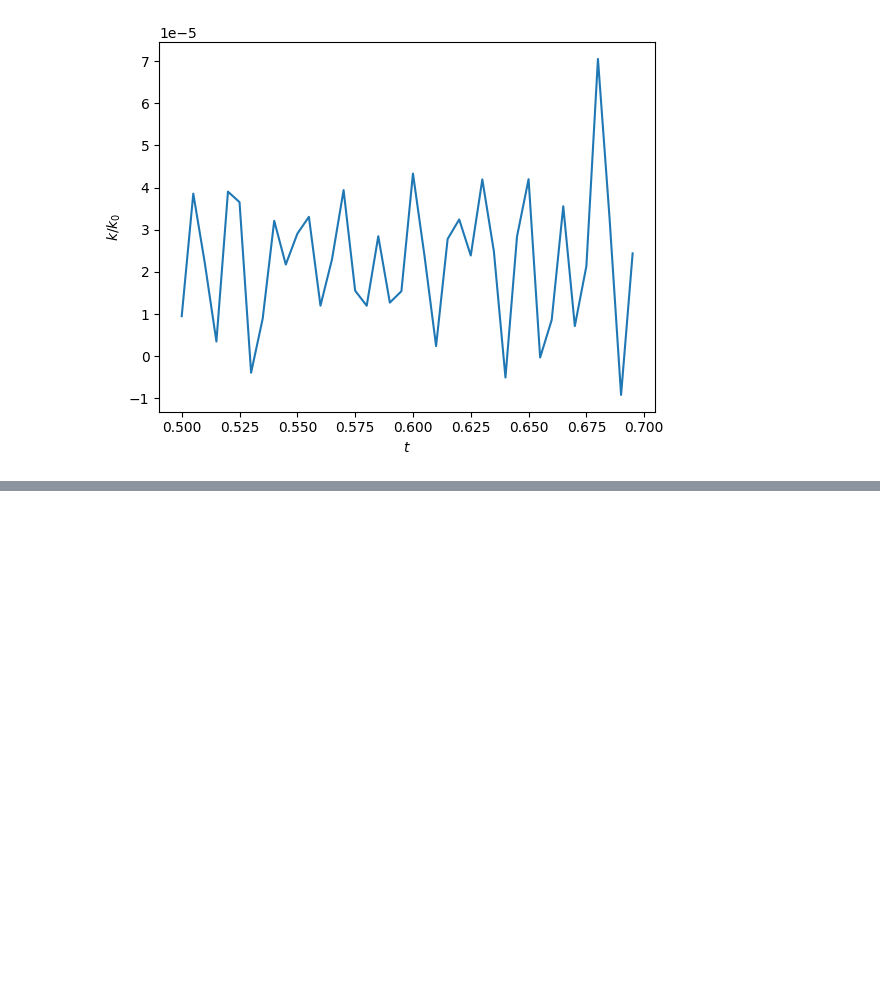
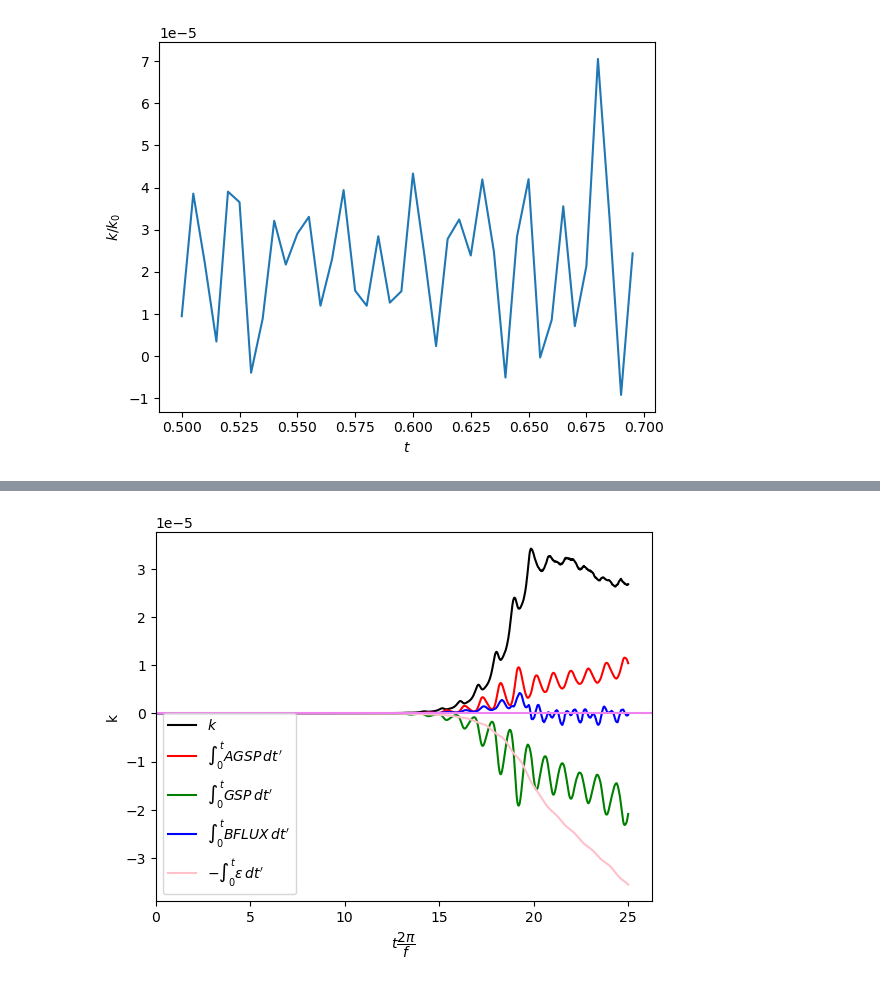
Before and after one commit to loganpknudsen/BottomBoundaryLayer, a Jupyter notebook: Result_Calculations/TKE_terms.ipynb, the cells around one changed output, grey strips where cells are left out. Saved outputs shown, nothing was run; the diff lists cells and outputs as text; code cells hidden in the pictures; blank space fills up the shorter version.

```diff
--- a/Result_Calculations/TKE_terms.ipynb
+++ b/Result_Calculations/TKE_terms.ipynb
@@ -278,17 +333,19 @@ plt.show()
 # %%
 ts = 0
 tf = -1
 plt.plot(KE_turb_ip.intp[ts:tf],KE_turb_ip[ts:tf],label="$k$",color="k")
 plt.plot(integrated_AGSP.intp[ts:tf],integrated_AGSP[ts:tf],label="$\int_0^tAGSP\,dt'$",color="red")
 plt.plot(integrated_GSP.intp[ts:tf],integrated_GSP[ts:tf],label="$\int_0^tGSP\,dt'$",color="green")
 plt.plot(integrated_BFLUX.intp[ts:tf],integrated_BFLUX[ts:tf],label="$\int_0^tBFLUX\,dt'$",color="blue")
-# plt.plot(integrated_E.intp[ts:tf],integrated_E[ts:tf],label="$-\int_0^t\epsilon\,dt'$",color="pink")
+plt.plot(integrated_E.intp[ts:tf],integrated_E[ts:tf],label="$-\int_0^t\epsilon\,dt'$",color="pink")
 plt.axhline(color="violet")
 # plt.yscale("log")
 plt.xlim(left=0)
 plt.xlabel("$t\dfrac{2\pi}{f}$")
 plt.ylabel("k")
-plt.legend()
+plt.legend(loc=3)
 plt.show()
+# %% [output]
+[figure, added]
 # %%
 dkdt
```
Also changed, not shown: parts of 29 cells of this notebook.
